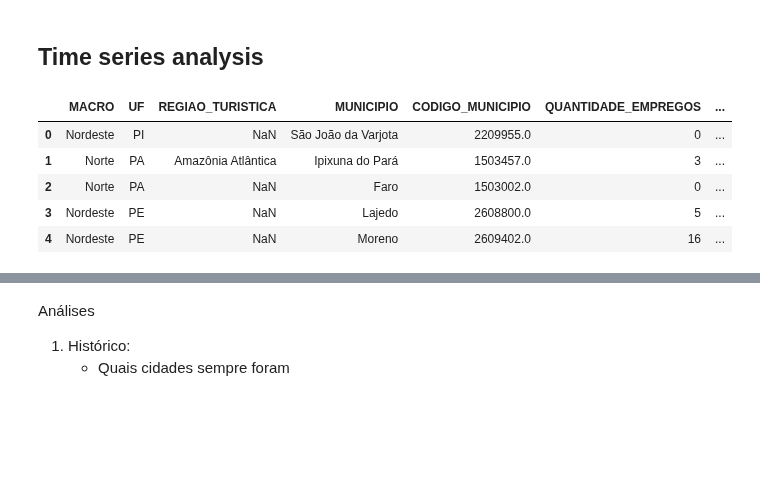
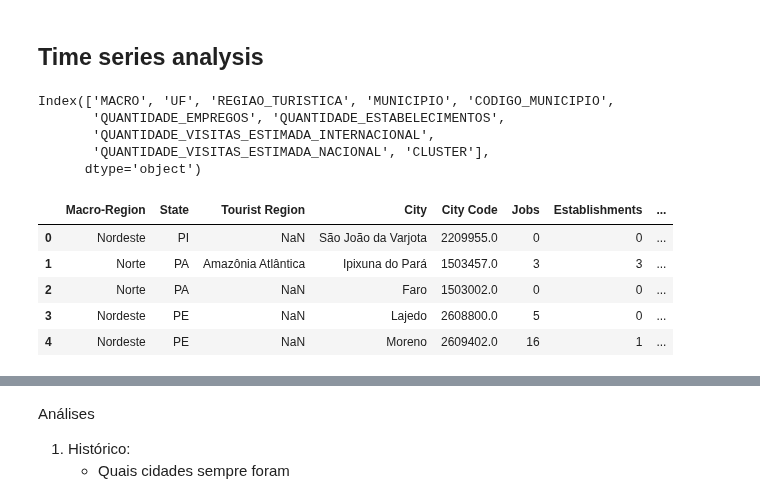
Before and after one commit to juhtolent/Brazil_Tourism, a Jupyter notebook: Exploratory Data Analysis - Tourism.ipynb, the cells around one changed output, grey strips where cells are left out. Drawn from its saved outputs; the diff is of its cells as text; code cells hidden in the pictures; blank space fills up the shorter version.

```diff
--- a/Exploratory Data Analysis - Tourism.ipynb
+++ b/Exploratory Data Analysis - Tourism.ipynb
@@ -325,17 +325,37 @@ plt.tight_layout()
 ## Time series analysis
 # %%
 #importing the 2016 data and renaming columns
-
 df_2016 = pd.read_csv(r"data\2016_MTur_Categorization.csv", delimiter=';')
 
-df_2016.head()
+df_2016.columns
 # %% [output]
-|  | MACRO | UF | REGIAO_TURISTICA | MUNICIPIO | CODIGO_MUNICIPIO | QUANTIDADE_EMPREGOS | ... |
-| 0 | Nordeste | PI | NaN | São João da Varjota | 2209955.0 | 0 | ... |
-| 1 | Norte | PA | Amazônia Atlântica | Ipixuna do Pará | 1503457.0 | 3 | ... |
-| 2 | Norte | PA | NaN | Faro | 1503002.0 | 0 | ... |
-| 3 | Nordeste | PE | NaN | Lajedo | 2608800.0 | 5 | ... |
-| 4 | Nordeste | PE | NaN | Moreno | 2609402.0 | 16 | ... |
+Index(['MACRO', 'UF', 'REGIAO_TURISTICA', 'MUNICIPIO', 'CODIGO_MUNICIPIO',
+       'QUANTIDADE_EMPREGOS', 'QUANTIDADE_ESTABELECIMENTOS',
+       'QUANTIDADE_VISITAS_ESTIMADA_INTERNACIONAL',
+       'QUANTIDADE_VISITAS_ESTIMADA_NACIONAL', 'CLUSTER'],
+      dtype='object')
+# %%
+#renaming columns to english and making sure they match the 2019 version
+df_2016.rename({'MACRO': 'Macro-Region', #the five official regions of Brazil based on shared characteristics, like climate or vegetation.
+           'UF': 'State',
+           'MUNICIPIO': 'City',
+           'REGIAO_TURISTICA': 'Tourist Region',
+           'QUANTIDADE_VISITAS_ESTIMADA_NACIONAL': 'Domestic Tourists',
+           'QUANTIDADE_VISITAS_ESTIMADA_INTERNACIONAL': 'International Tourists',
+           'QUANTIDADE_ESTABELECIMENTOS': 'Establishments',
+           'QUANTIDADE_EMPREGOS':'Jobs',
+           'CLUSTER':'Category',
+           'CODIGO_MUNICIPIO':'City Code'}, axis='columns', inplace=True)
+
+##tax revenue as a variable has been introduced in the 2019 analysis
+df_2016.head()
+# %% [output]
+|  | Macro-Region | State | Tourist Region | City | City Code | Jobs | Establishments | ... |
+| 0 | Nordeste | PI | NaN | São João da Varjota | 2209955.0 | 0 | 0 | ... |
+| 1 | Norte | PA | Amazônia Atlântica | Ipixuna do Pará | 1503457.0 | 3 | 3 | ... |
+| 2 | Norte | PA | NaN | Faro | 1503002.0 | 0 | 0 | ... |
+| 3 | Nordeste | PE | NaN | Lajedo | 2608800.0 | 5 | 0 | ... |
+| 4 | Nordeste | PE | NaN | Moreno | 2609402.0 | 16 | 1 | ... |
 # %%
 df_2017 = pd.read_csv(r"data\2017_MTur_Categorization.csv", delimiter=';')
 
```
Also changed, not shown: parts of 2 cells of this notebook.
